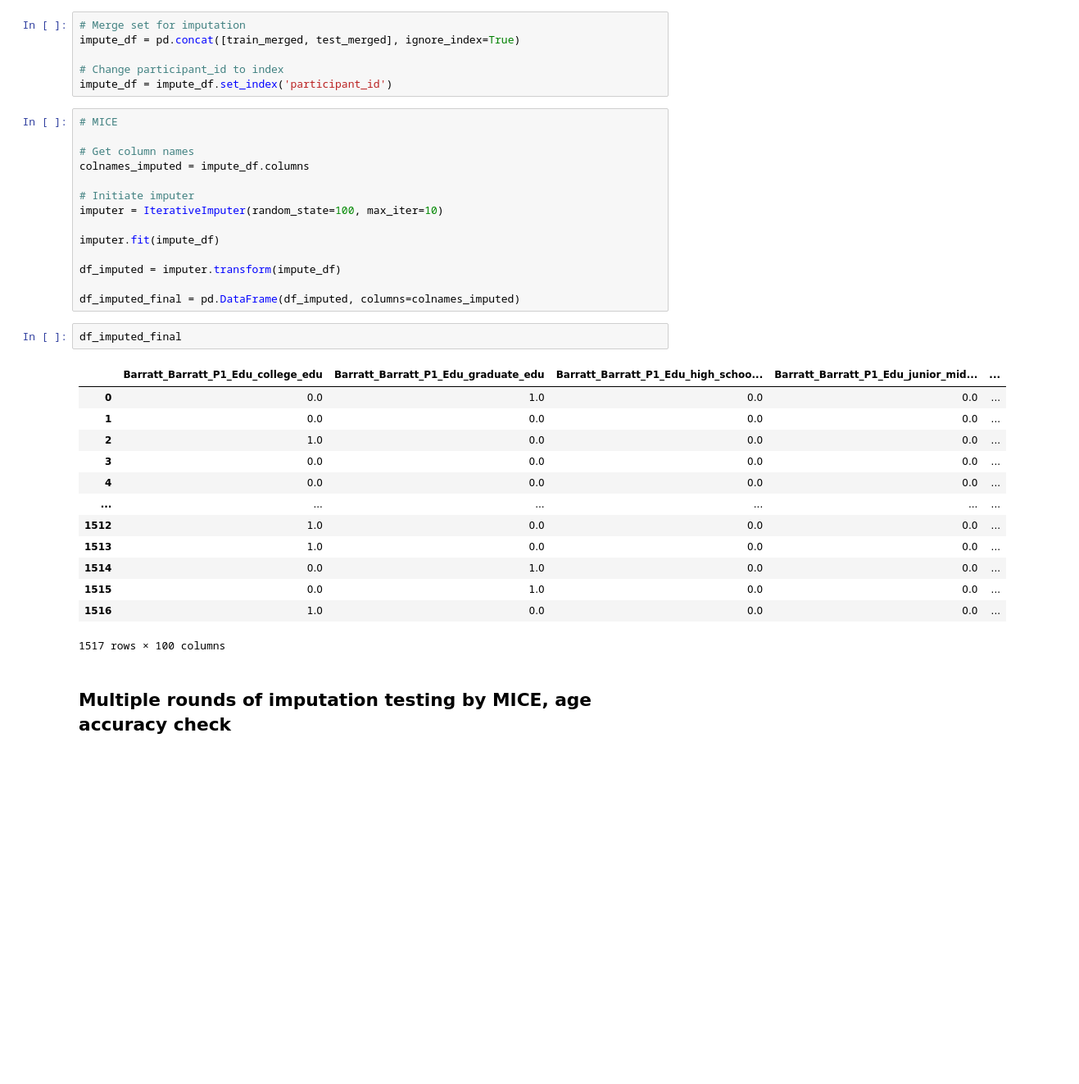
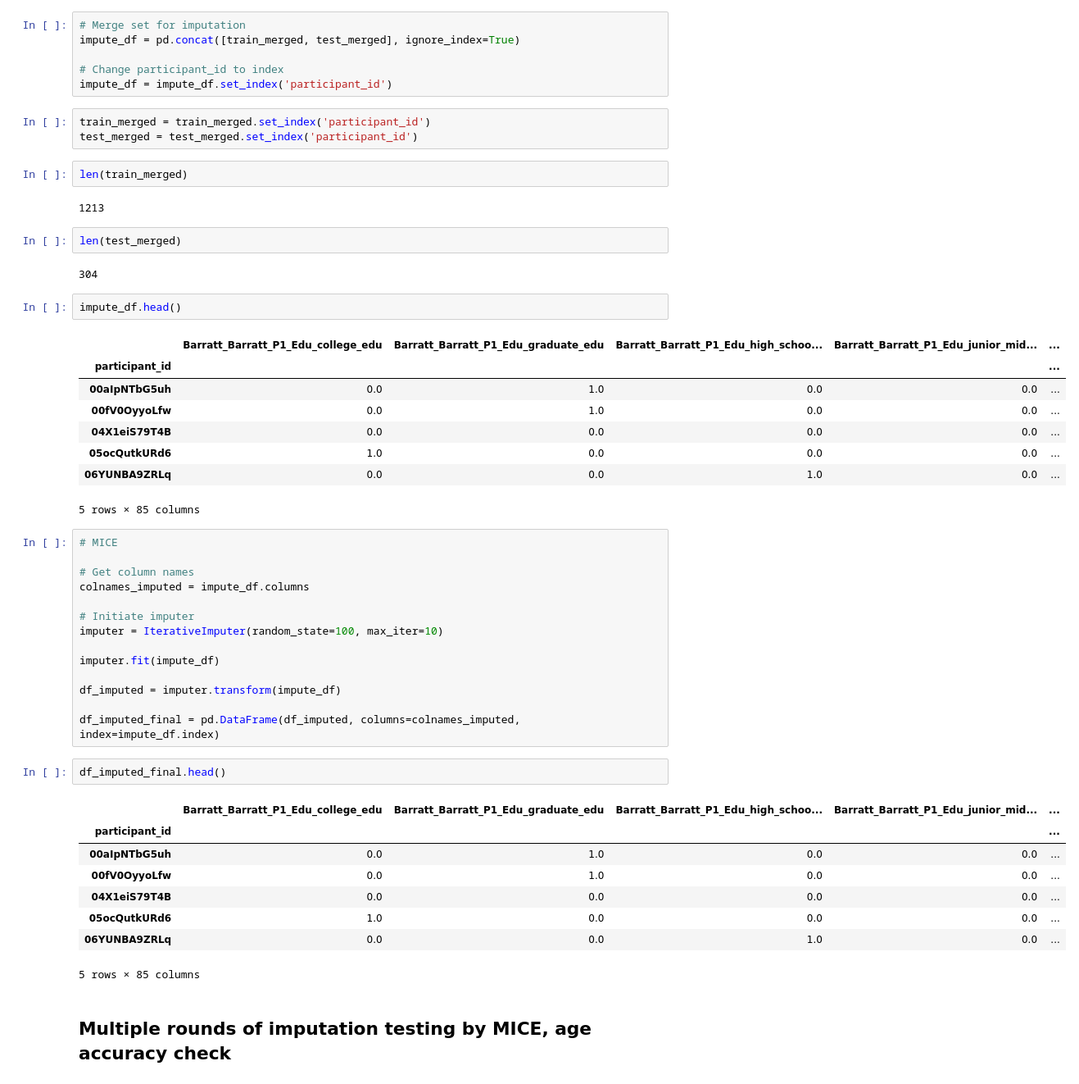
Before and after one commit to Ruqhaiya/WIDS_Datathon2025_Team, a Jupyter notebook: Archive/Preprocessing/merged_imputed_quant_cat.ipynb, the cells around one changed output. Shown at 82% size. Saved outputs shown, nothing was run; the diff lists cells and outputs as text; blank space fills up the shorter version.

```diff
--- a/Archive/Preprocessing/merged_imputed_quant_cat.ipynb
+++ b/Archive/Preprocessing/merged_imputed_quant_cat.ipynb
@@ -25,6 +45,28 @@ impute_df = pd.concat([train_merged, test_merged], ignore_index=True)
 
 # Change participant_id to index
 impute_df = impute_df.set_index('participant_id')
+# %%
+train_merged = train_merged.set_index('participant_id')
+test_merged = test_merged.set_index('participant_id')
+# %%
+len(train_merged)
+# %% [output]
+1213
+# %%
+len(test_merged)
+# %% [output]
+304
+# %%
+impute_df.head()
+# %% [output]
+|  | Barratt_Barratt_P1_Edu_college_edu | Barratt_Barratt_P1_Edu_graduate_edu | Barratt_Barratt_P1_Edu_high_schoo... | Barratt_Barratt_P1_Edu_junior_mid... | ... |
+| participant_id |  |  |  |  | ... |
+| 00aIpNTbG5uh | 0.0 | 1.0 | 0.0 | 0.0 | ... |
+| 00fV0OyyoLfw | 0.0 | 1.0 | 0.0 | 0.0 | ... |
+| 04X1eiS79T4B | 0.0 | 0.0 | 0.0 | 0.0 | ... |
+| 05ocQutkURd6 | 1.0 | 0.0 | 0.0 | 0.0 | ... |
+| 06YUNBA9ZRLq | 0.0 | 0.0 | 1.0 | 0.0 | ... |
+5 rows × 85 columns
 # %%
 # MICE
 
@@ -38,23 +80,18 @@ imputer.fit(impute_df)
 
 df_imputed = imputer.transform(impute_df)
 
-df_imputed_final = pd.DataFrame(df_imputed, columns=colnames_imputed)
+df_imputed_final = pd.DataFrame(df_imputed, columns=colnames_imputed, index=impute_df.index)
 # %%
-df_imputed_final
+df_imputed_final.head()
 # %% [output]
 |  | Barratt_Barratt_P1_Edu_college_edu | Barratt_Barratt_P1_Edu_graduate_edu | Barratt_Barratt_P1_Edu_high_schoo... | Barratt_Barratt_P1_Edu_junior_mid... | ... |
-| 0 | 0.0 | 1.0 | 0.0 | 0.0 | ... |
-| 1 | 0.0 | 0.0 | 0.0 | 0.0 | ... |
-| 2 | 1.0 | 0.0 | 0.0 | 0.0 | ... |
-| 3 | 0.0 | 0.0 | 0.0 | 0.0 | ... |
-| 4 | 0.0 | 0.0 | 0.0 | 0.0 | ... |
-| ... | ... | ... | ... | ... | ... |
-| 1512 | 1.0 | 0.0 | 0.0 | 0.0 | ... |
-| 1513 | 1.0 | 0.0 | 0.0 | 0.0 | ... |
-| 1514 | 0.0 | 1.0 | 0.0 | 0.0 | ... |
-| 1515 | 0.0 | 1.0 | 0.0 | 0.0 | ... |
-| 1516 | 1.0 | 0.0 | 0.0 | 0.0 | ... |
+| participant_id |  |  |  |  | ... |
+| 00aIpNTbG5uh | 0.0 | 1.0 | 0.0 | 0.0 | ... |
+| 00fV0OyyoLfw | 0.0 | 1.0 | 0.0 | 0.0 | ... |
+| 04X1eiS79T4B | 0.0 | 0.0 | 0.0 | 0.0 | ... |
+| 05ocQutkURd6 | 1.0 | 0.0 | 0.0 | 0.0 | ... |
+| 06YUNBA9ZRLq | 0.0 | 0.0 | 1.0 | 0.0 | ... |
-1517 rows × 100 columns
+5 rows × 85 columns
 # %% [markdown]
 ## Multiple rounds of imputation testing by MICE, age accuracy check
 # %%
```
Also changed, not shown: parts of 9 cells of this notebook, 2 other files.
